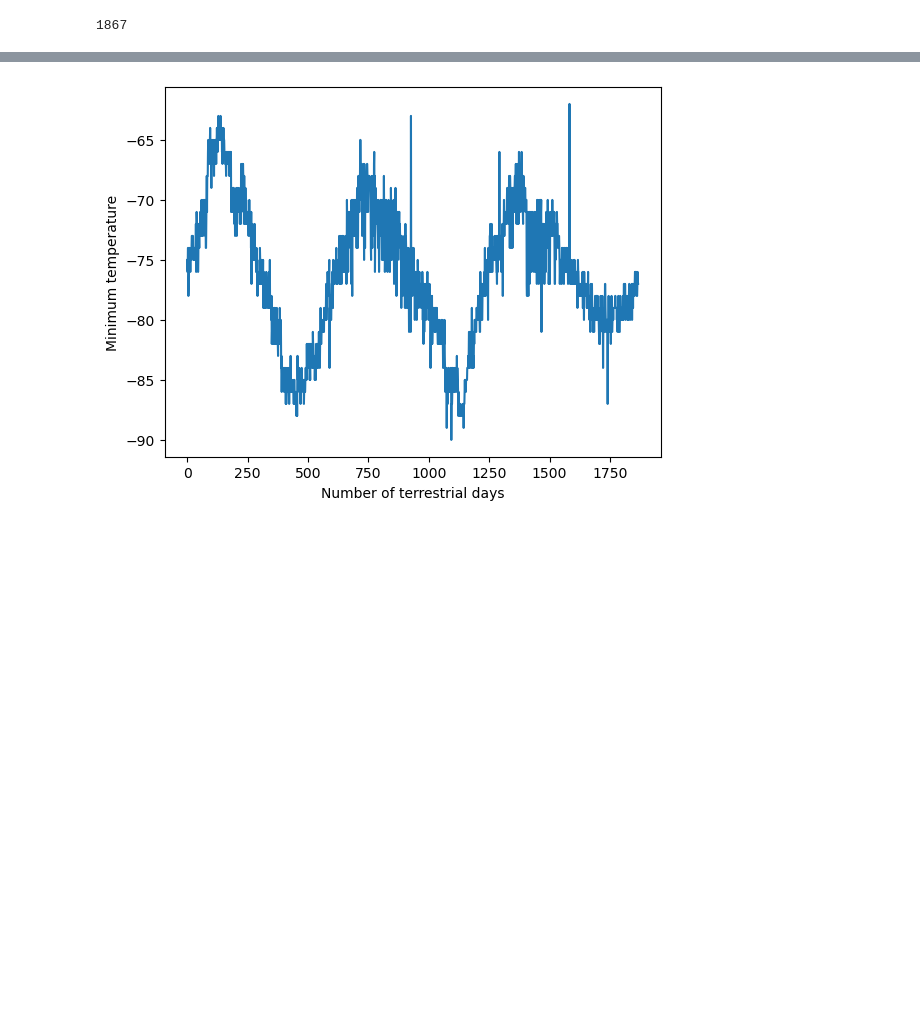
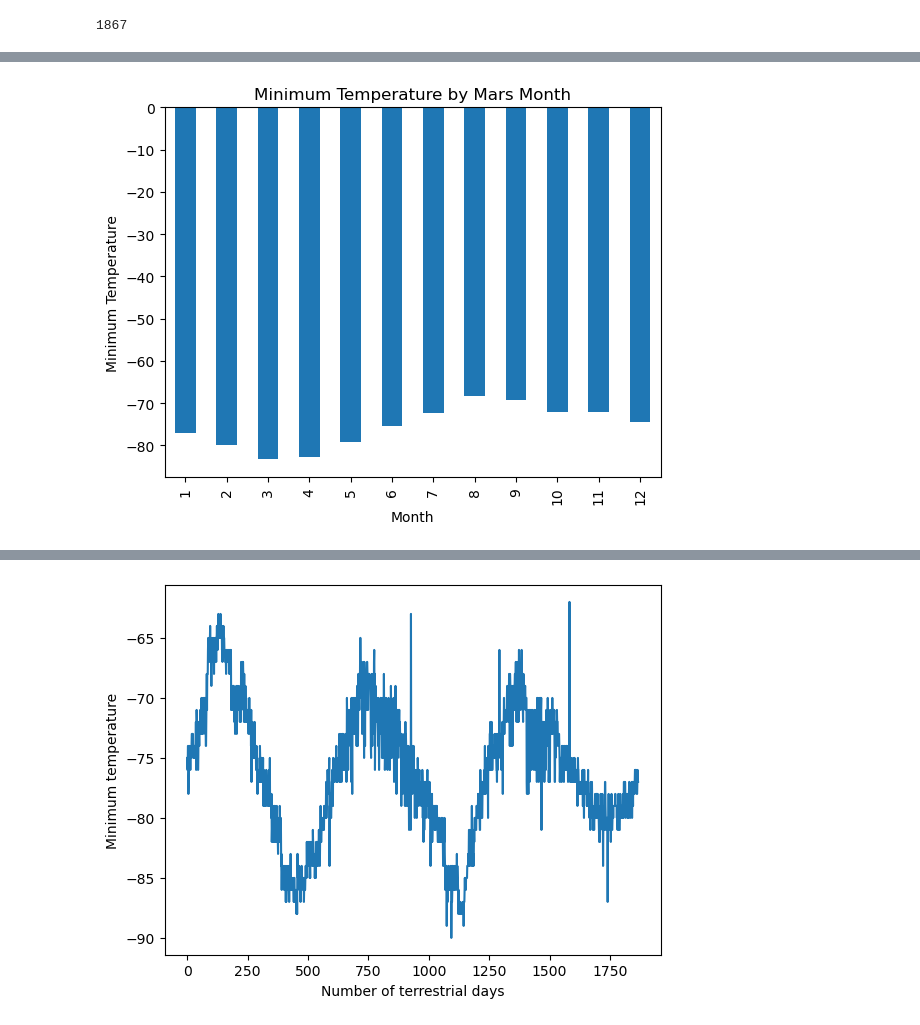
Before and after one commit to BlufferMK/web_scraping_challenge, a Jupyter notebook: mars_weather.ipynb, the cells around one changed output, grey strips where cells are left out. Drawn from its saved outputs; the diff is of its cells as text; code cells hidden in the pictures; blank space fills up the shorter version.

```diff
--- a/mars_weather.ipynb
+++ b/mars_weather.ipynb
@@ -168,4 +140,6 @@ Name: month, dtype: int64
 1867
 # %%
 # 3. What is the average low temperature by month?
+Mars_avgs = Mars_temp_df.groupby(['month']).mean()
+Mars_avgs
 # %% [output]
@@ -193,0 +160,10 @@ Name: min_temp, dtype: float64
+# %%
+# Plot the average temperature by month
+Mars_avgs['min_temp'].plot(kind="bar")
+
+plt.title('Minimum Temperature by Mars Month')
+plt.xlabel('Month')
+plt.ylabel('Minimum Temperature')
+plt.show()
+# %% [output]
+[figure, added]
```
Also changed, not shown: parts of 11 cells of this notebook, 1 other file.
